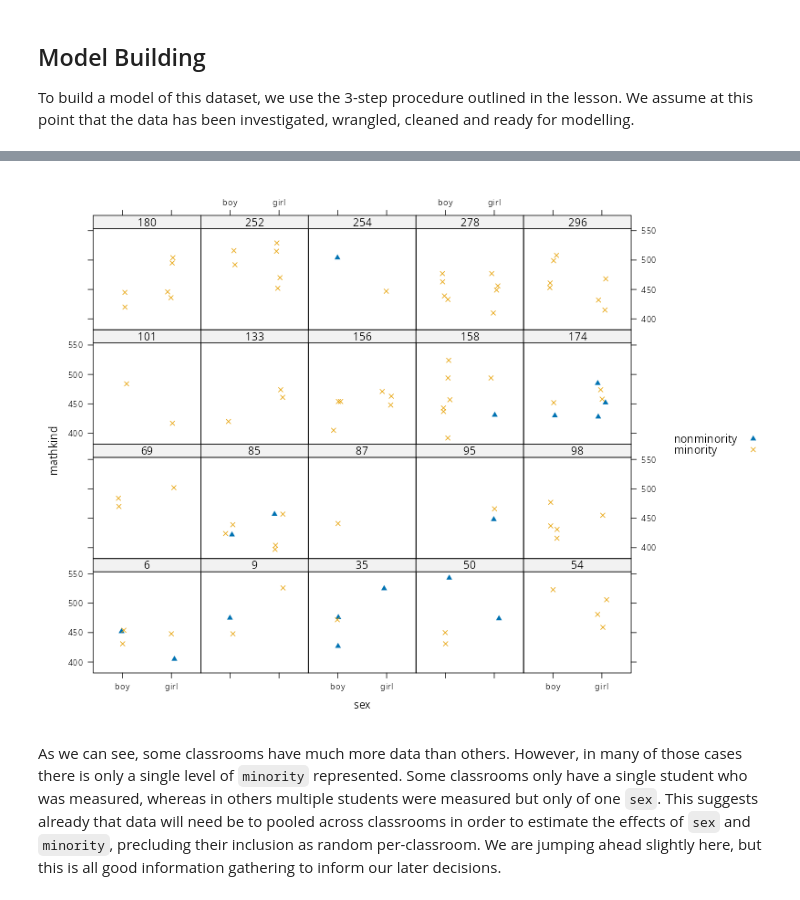
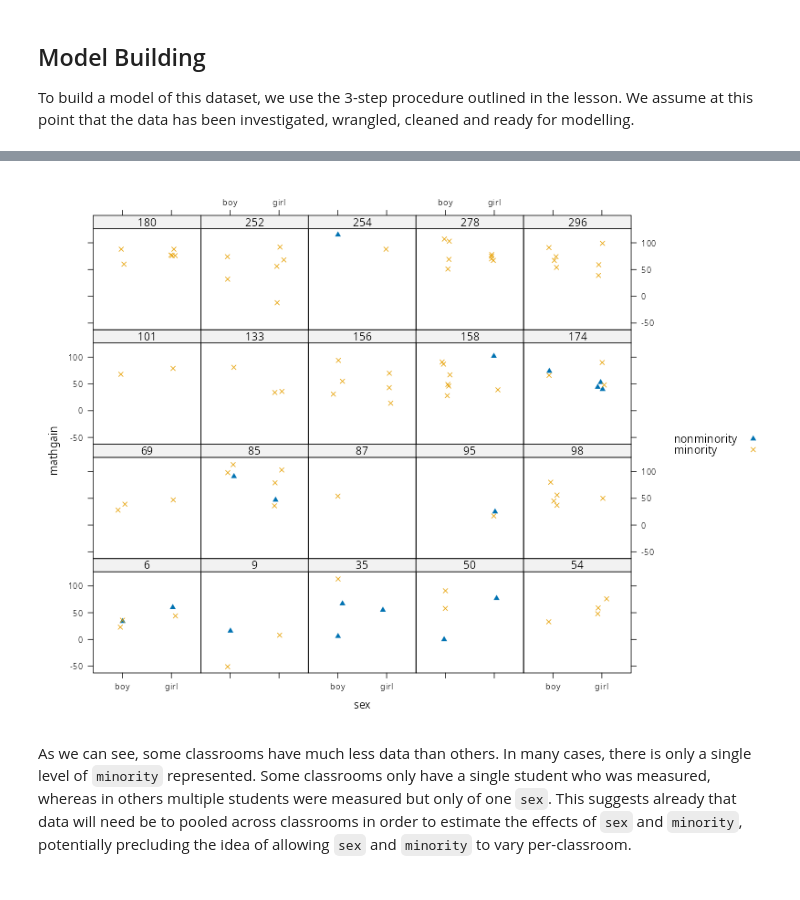
Before and after one commit to PCHN63112-Mixed-Models/mixed-effects-advanced, a Jupyter notebook: _build/html/_sources/workshops/school-workshop.ipynb, the cells around one changed output, grey strips where cells are left out. Saved outputs shown, nothing was run; the diff lists cells and outputs as text; code cells hidden in the pictures.

```diff
--- a/_build/html/_sources/workshops/school-workshop.ipynb
+++ b/_build/html/_sources/workshops/school-workshop.ipynb
@@ -133,4 +140,4 @@ We start by isolating a single dependency structure. This needs to be at the *lo
 # %%
-classroom.1 <- subset(classroom, classid=='6')
+classroom.1 <- subset(classroom, classid=='174')
 print(classroom.1)
 # %% [output]
@@ -145,5 +162,5 @@ In terms of the variables suitable for an individual model of a single classroom
 # %%
-classroom.1 <- subset(classroom, classid=='6', select=c(-yearstea,-mathknow,-housepov,-mathprep,-classid,-schoolid))
+classroom.1 <- subset(classroom, classid=='174', select=c(-yearstea,-mathknow,-housepov,-mathprep,-classid,-schoolid))
 print(classroom.1)
 # %% [output]
      sex    minority mathkind mathgain   ses childid
@@ -165,25 +209,25 @@ If we attempt top fit this model, it will not work because we have *five* parame
 # %%
 library('lattice')
 
 set.seed(666)
 keep.IDs <- sample(unique(classroom$classid), 20)      # select 20 random class IDs
 
-xyplot(mathkind ~ sex | classid,                       # x-axis=sex, panels=classroom
+xyplot(mathgain ~ sex | classid,                       # x-axis=sex, panels=classroom
   groups   = minority,                                 # minority different symbols
   data     = subset(classroom, classid %in% keep.IDs), # only random class IDs
   type     = "p",                                      # points (not joined)
   auto.key = TRUE,                                     # add key
   jitter.x = TRUE,                                     # jitter points for visibility
   par.settings = list(
     superpose.symbol = list(
       pch = c(17,4)                                    # symbols to triangle and cross
     )
   )
 )
 # %% [output]
-[figure, old version]
+[figure, new version]
 # %% [markdown]
-As we can see, some classrooms have much more data than others. However, in many of those cases there is only a single level of `minority` represented. Some classrooms only have a single student who was measured, whereas in others multiple students were measured but only of one `sex`. This suggests already that data will need be to pooled across classrooms in order to estimate the effects of `sex` and `minority`, precluding their inclusion as random per-classroom. We are jumping ahead slightly here, but this is all good information gathering to inform our later decisions.
+As we can see, some classrooms have much less data than others. In many cases, there is only a single level of `minority` represented. Some classrooms only have a single student who was measured, whereas in others multiple students were measured but only of one `sex`. This suggests already that data will need be to pooled across classrooms in order to estimate the effects of `sex` and `minority`, potentially precluding the idea of allowing `sex` and `minority` to vary per-classroom.
 # %% [markdown]
 ### Step II: Expand to Multiple Structures
 In our second step, we expand the model above to *multiple* classrooms. We index these using the notation of $(c)$, to indicate which terms *belong* to a particular *classroom*. We start with the most general case of allowing every term to vary by-classroom, giving us
```
Also changed, not shown: parts of 19 cells of this notebook, 12 other files.
